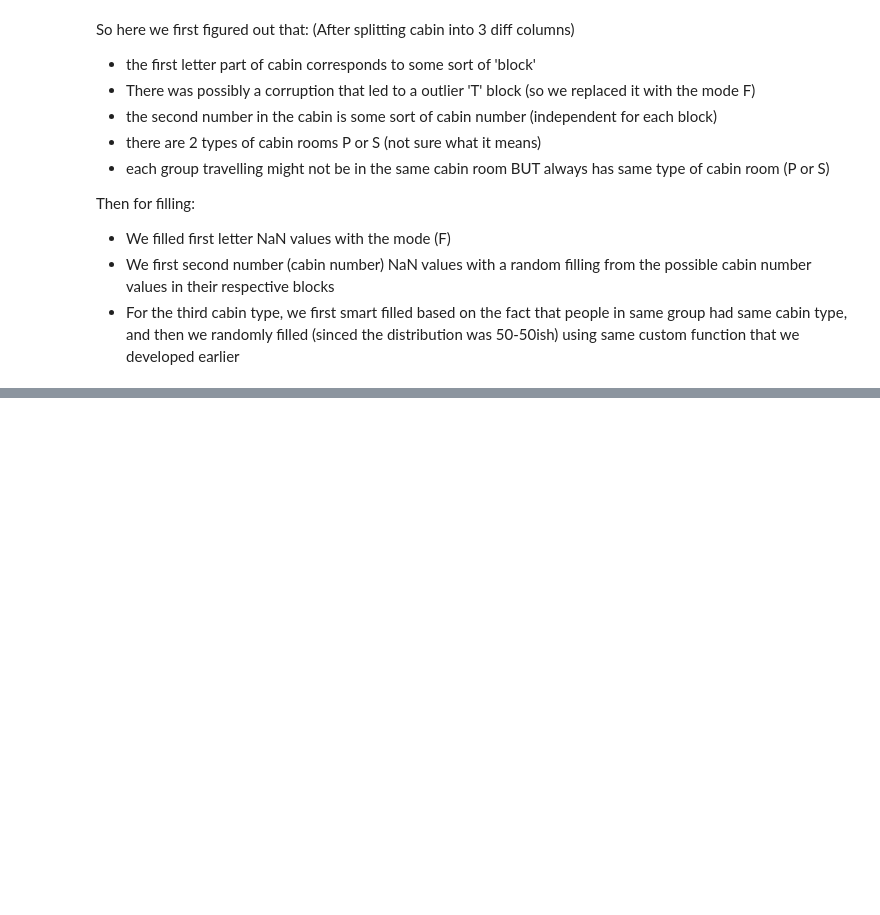
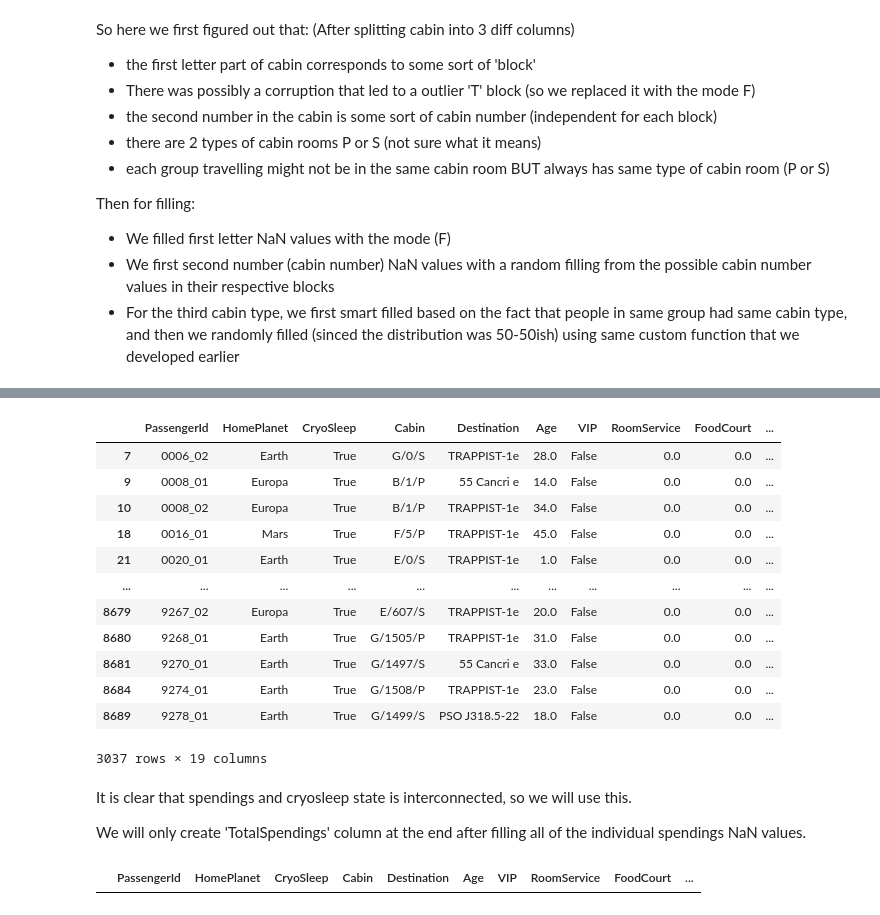
Before and after one commit to bestboybest/OlympusTech3.0--AstroGoodBoy, a Jupyter notebook: Task2/AstroGoodBoy_notebook_cleaning.ipynb, the cells around one changed output, grey strips where cells are left out. Cells and saved outputs as stored; diff of their text form; code cells hidden in the pictures; blank space fills up the shorter version.

```diff
--- a/Task2/AstroGoodBoy_notebook_cleaning.ipynb
+++ b/Task2/AstroGoodBoy_notebook_cleaning.ipynb
@@ -690,0 +746,34 @@ Then for filling:
+# %%
+#Let's try to find patternn between cryosleep state
+
+cleanData[cleanData['CryoSleep'] == True]
+
+#Oh obviously, the people that are in cryosleep cannot spend money! Let's check if this is true always
+# %% [output]
+|  | PassengerId | HomePlanet | CryoSleep | Cabin | Destination | Age | VIP | RoomService | FoodCourt | ... |
+| 7 | 0006_02 | Earth | True | G/0/S | TRAPPIST-1e | 28.0 | False | 0.0 | 0.0 | ... |
+| 9 | 0008_01 | Europa | True | B/1/P | 55 Cancri e | 14.0 | False | 0.0 | 0.0 | ... |
+| 10 | 0008_02 | Europa | True | B/1/P | TRAPPIST-1e | 34.0 | False | 0.0 | 0.0 | ... |
+| 18 | 0016_01 | Mars | True | F/5/P | TRAPPIST-1e | 45.0 | False | 0.0 | 0.0 | ... |
+| 21 | 0020_01 | Earth | True | E/0/S | TRAPPIST-1e | 1.0 | False | 0.0 | 0.0 | ... |
+| ... | ... | ... | ... | ... | ... | ... | ... | ... | ... | ... |
+| 8679 | 9267_02 | Europa | True | E/607/S | TRAPPIST-1e | 20.0 | False | 0.0 | 0.0 | ... |
+| 8680 | 9268_01 | Earth | True | G/1505/P | TRAPPIST-1e | 31.0 | False | 0.0 | 0.0 | ... |
+| 8681 | 9270_01 | Earth | True | G/1497/S | 55 Cancri e | 33.0 | False | 0.0 | 0.0 | ... |
+| 8684 | 9274_01 | Earth | True | G/1508/P | TRAPPIST-1e | 23.0 | False | 0.0 | 0.0 | ... |
+| 8689 | 9278_01 | Earth | True | G/1499/S | PSO J318.5-22 | 18.0 | False | 0.0 | 0.0 | ... |
+3037 rows × 19 columns
+# %% [markdown]
+It is clear that spendings and cryosleep state is interconnected, so we will use this.
+
+We will only create 'TotalSpendings' column at the end after filling all of the individual spendings NaN values.
+# %%
+#Confirm that cryosleeped passengers cannot spend money
+
+#Check for counterexample: Cryosleep = True, Sum of spendings = 0 + none of them are NaNs
+cleanData[(cleanData['CryoSleep'] == True) & ((cleanData['RoomService'] + cleanData['FoodCourt'] + cleanData['ShoppingMall'] + cleanData['Spa'] + cleanData['VRDeck']) != 0) & (cleanData['RoomService'].isna() == False) & (cleanData['FoodCourt'].isna() == False) & (cleanData['ShoppingMall'].isna() == False) & (cleanData['Spa'].isna() == False) & (cleanData['VRDeck'].isna() == False)]
+
+#No such counterexample exists, thus cryosleep passengers CANNOT spend money
+#We can reverse engineer this to fill NaN values of cryosleep state for passengers with 0 spendings as True, and ones with more than 0 spendings as False
+# %% [output]
+|  | PassengerId | HomePlanet | CryoSleep | Cabin | Destination | Age | VIP | RoomService | FoodCourt | ... |
```
Also changed, not shown: parts of 14 cells of this notebook.
